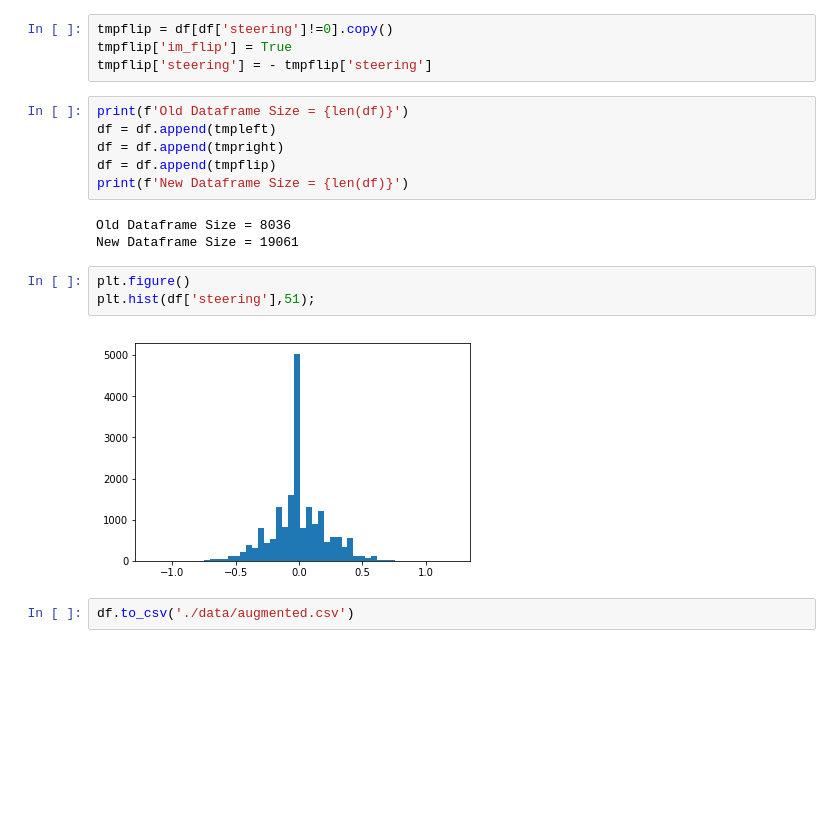
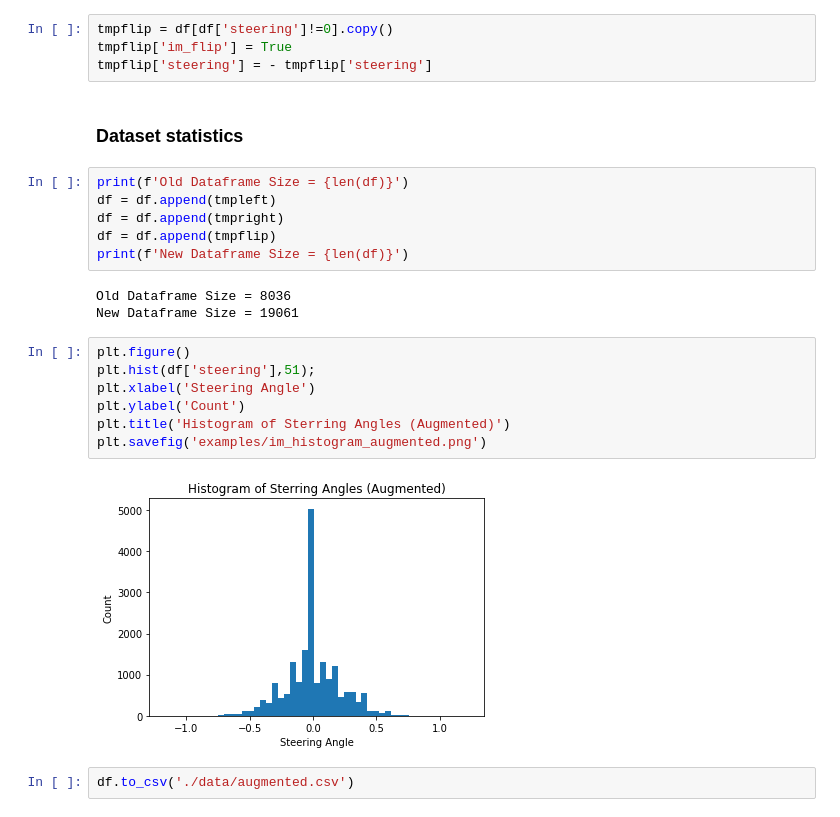
Before and after one commit to putza/CarND-Behavioral-Cloning-P3, a Jupyter notebook: model.ipynb, the cells around one changed output. Saved outputs shown, nothing was run; the diff lists cells and outputs as text; blank space fills up the shorter version.

```diff
--- a/model.ipynb
+++ b/model.ipynb
@@ -85,6 +90,8 @@ tmpright['steering'] = tmpright['steering'] - 0.23
 tmpflip = df[df['steering']!=0].copy()
 tmpflip['im_flip'] = True
 tmpflip['steering'] = - tmpflip['steering']
+# %% [markdown]
+### Dataset statistics
 # %%
 print(f'Old Dataframe Size = {len(df)}')
 df = df.append(tmpleft)
@@ -94,11 +101,15 @@ print(f'New Dataframe Size = {len(df)}')
 # %% [output]
 Old Dataframe Size = 8036
 New Dataframe Size = 19061
-# %%
-plt.figure()
-plt.hist(df['steering'],51);
-# %% [output]
-[figure, removed]
+# %%
+plt.figure()
+plt.hist(df['steering'],51);
+plt.xlabel('Steering Angle')
+plt.ylabel('Count')
+plt.title('Histogram of Sterring Angles (Augmented)')
+plt.savefig('examples/im_histogram_augmented.png')
+# %% [output]
+[figure, added]
 # %%
 df.to_csv('./data/augmented.csv')
 # %% [markdown]
```
Also changed, not shown: parts of 13 cells of this notebook, 1 other file.
